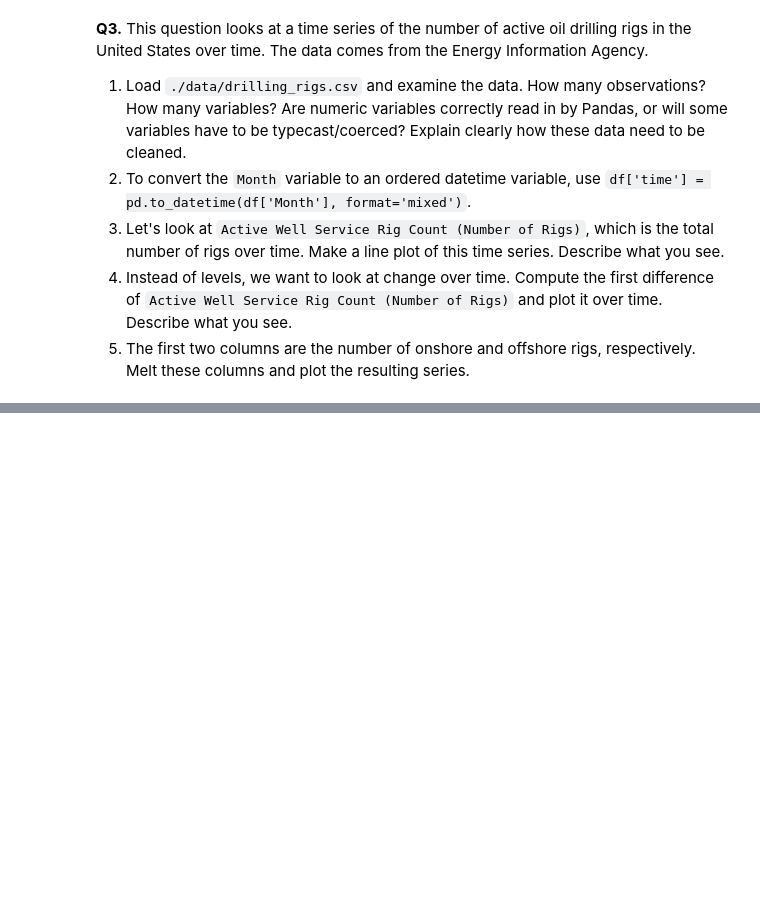
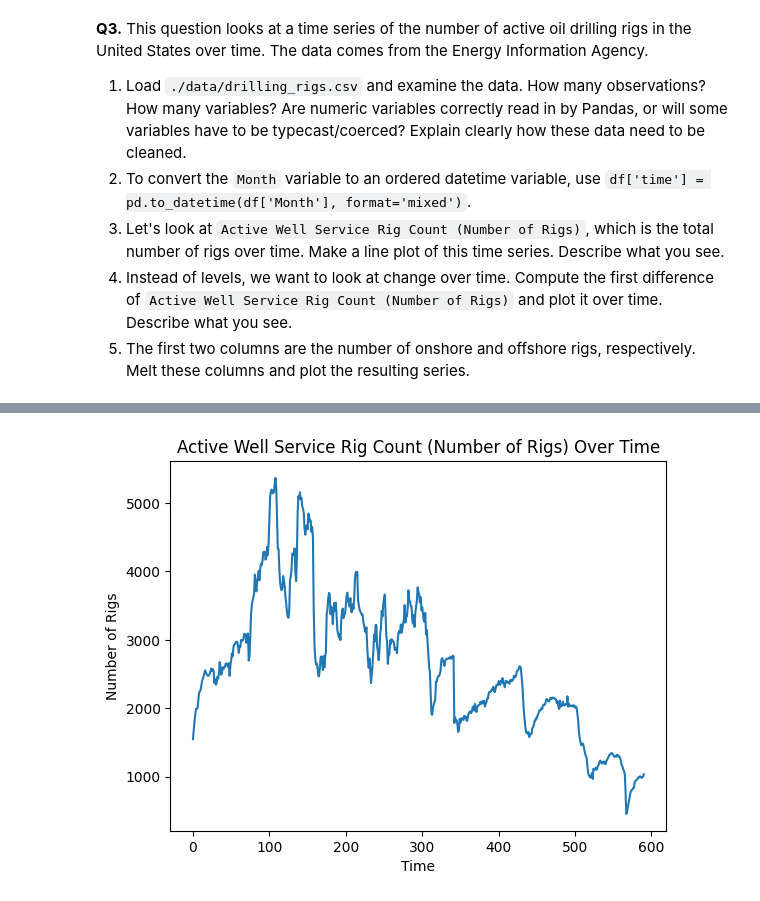
Before and after one commit to eaa3ug/eda_assignment, a Jupyter notebook: assignment.ipynb, the cells around one changed output, grey strips where cells are left out. Cells and saved outputs as stored; diff of their text form; code cells hidden in the pictures; blank space fills up the shorter version.

```diff
--- a/assignment.ipynb
+++ b/assignment.ipynb
@@ -225,0 +246,10 @@ FileNotFoundError: [Errno 2] No such file or directory: './drilling_rigs.csv'
+# %%
+df_rigs['time'] = pd.to_datetime(df_rigs['Month'], format='mixed')
+# %%
+var = 'Active Well Service Rig Count (Number of Rigs)'
+df_rigs[var] = pd.to_numeric(df_rigs[var], errors='coerce')
+df_rigs[var].plot(xlabel='Time', ylabel='Number of Rigs')
+plt.title('Active Well Service Rig Count (Number of Rigs) Over Time')
+plt.show()
+# %% [output]
+[figure, added]
```
Also changed, not shown: parts of 2 cells of this notebook.
